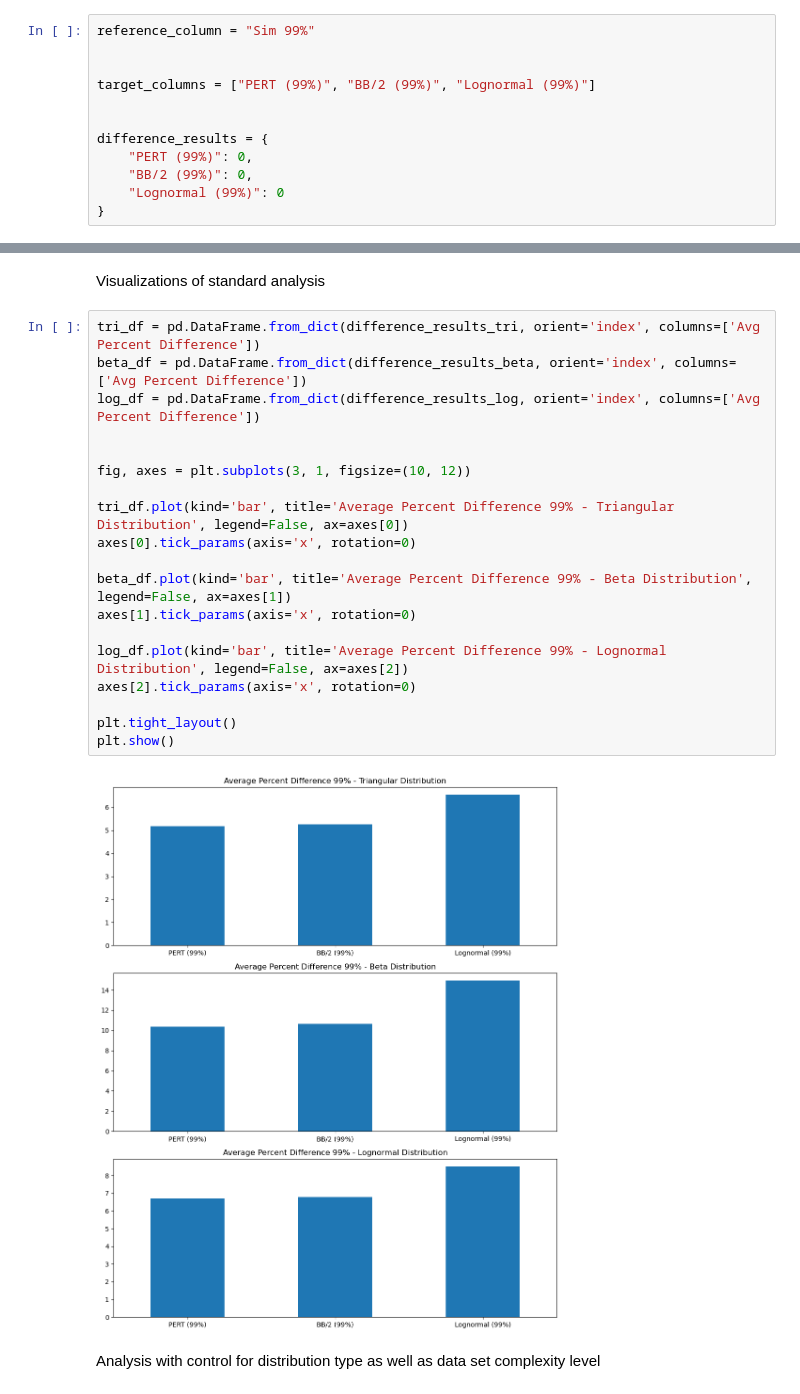
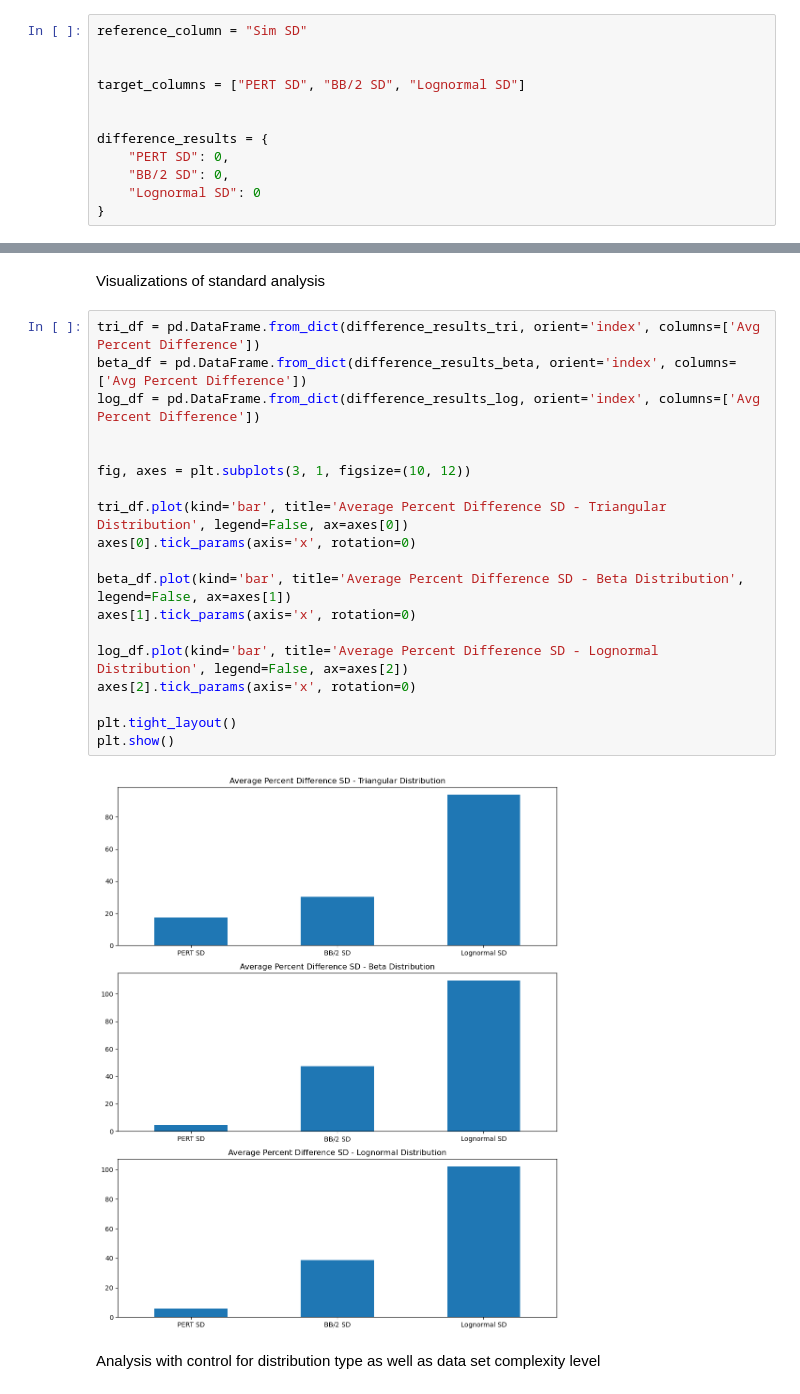
Before and after one commit to Aidan303/Project-Prediction-Analysis, a Jupyter notebook: Python Code/Jupyter_Test_Env.ipynb, the cells around one changed output, grey strips where cells are left out. Saved outputs shown, nothing was run; the diff lists cells and outputs as text.

```diff
--- a/Python Code/Jupyter_Test_Env.ipynb
+++ b/Python Code/Jupyter_Test_Env.ipynb
@@ -47,16 +47,16 @@ Beta_Paths = [
 # %% [markdown]
 Data Aggregation and standard analysis files
 # %%
-reference_column = "Sim 99%"
+reference_column = "Sim SD"
 
 
-target_columns = ["PERT (99%)", "BB/2 (99%)", "Lognormal (99%)"]
+target_columns = ["PERT SD", "BB/2 SD", "Lognormal SD"]
 
 
 difference_results = {
-    "PERT (99%)": 0,
-    "BB/2 (99%)": 0,
-    "Lognormal (99%)": 0
+    "PERT SD": 0,
+    "BB/2 SD": 0,
+    "Lognormal SD": 0
 }
 # %%
 # Calculate percent difference for each file and column
@@ -192,24 +192,24 @@ Visualizations of standard analysis
 # %%
 tri_df = pd.DataFrame.from_dict(difference_results_tri, orient='index', columns=['Avg Percent Difference'])
 beta_df = pd.DataFrame.from_dict(difference_results_beta, orient='index', columns=['Avg Percent Difference'])
 log_df = pd.DataFrame.from_dict(difference_results_log, orient='index', columns=['Avg Percent Difference'])
 
 
 fig, axes = plt.subplots(3, 1, figsize=(10, 12))
 
-tri_df.plot(kind='bar', title='Average Percent Difference 99% - Triangular Distribution', legend=False, ax=axes[0])
+tri_df.plot(kind='bar', title='Average Percent Difference SD - Triangular Distribution', legend=False, ax=axes[0])
 axes[0].tick_params(axis='x', rotation=0)
 
-beta_df.plot(kind='bar', title='Average Percent Difference 99% - Beta Distribution', legend=False, ax=axes[1])
+beta_df.plot(kind='bar', title='Average Percent Difference SD - Beta Distribution', legend=False, ax=axes[1])
 axes[1].tick_params(axis='x', rotation=0)
 
-log_df.plot(kind='bar', title='Average Percent Difference 99% - Lognormal Distribution', legend=False, ax=axes[2])
+log_df.plot(kind='bar', title='Average Percent Difference SD - Lognormal Distribution', legend=False, ax=axes[2])
 axes[2].tick_params(axis='x', rotation=0)
 
 plt.tight_layout()
 plt.show()
 # %% [output]
-[figure, old version]
+[figure, new version]
 # %% [markdown]
 Analysis with control for distribution type as well as data set complexity level
 # %%
```
Also changed, not shown: parts of 6 cells of this notebook, 3 other files.
